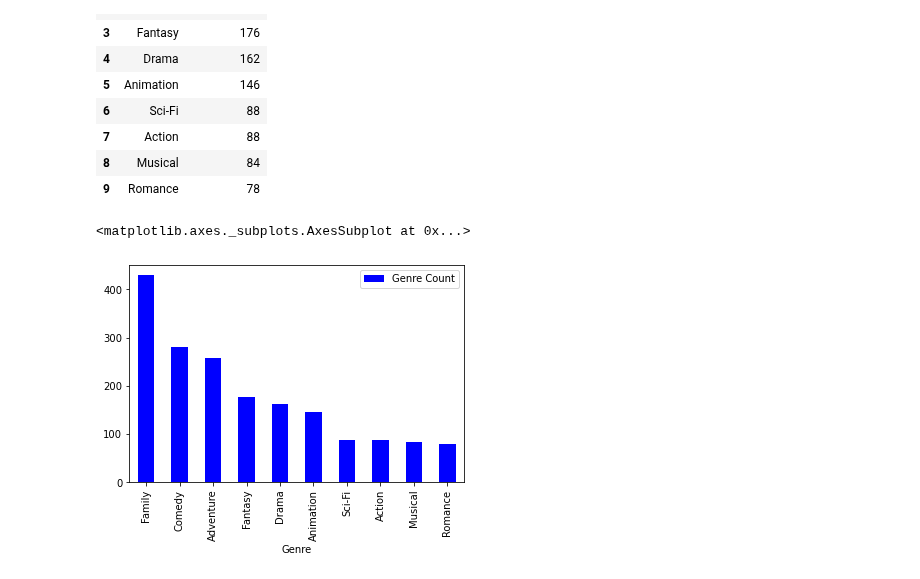
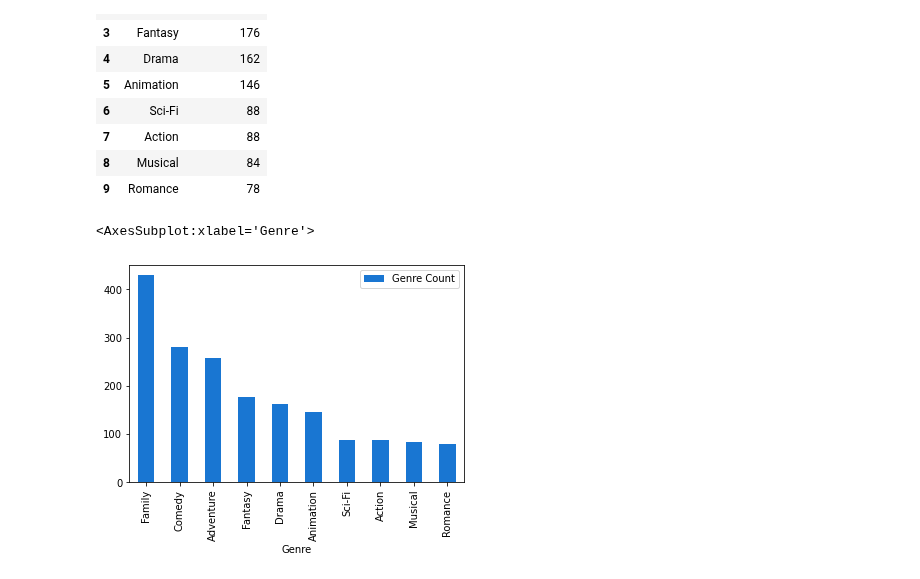
Before and after one commit to jacance/streaming-service-analysis, a Jupyter notebook: pristine_justin.ipynb, the cells around one changed output. Cells and saved outputs as stored; diff of their text form; code cells hidden in the pictures.

```diff
--- a/pristine_justin.ipynb
+++ b/pristine_justin.ipynb
@@ -530,7 +532,7 @@ top_disney_genres
 | 9 | Romance | 78 |
 # %%
 #DISNEY VIDEO GENRES: Bar Graph
-top_disney_genres.plot.bar(x='Genre', y='Genre Count', rot=90, color='b')
+top_disney_genres.plot.bar(x='Genre', y='Genre Count', rot=90, color='#1976d2')
 # %% [output]
-<matplotlib.axes._subplots.AxesSubplot at 0x...>
+<AxesSubplot:xlabel='Genre'>
-[figure, old version]
+[figure, new version]
```
Also changed, not shown: parts of 18 cells of this notebook.
